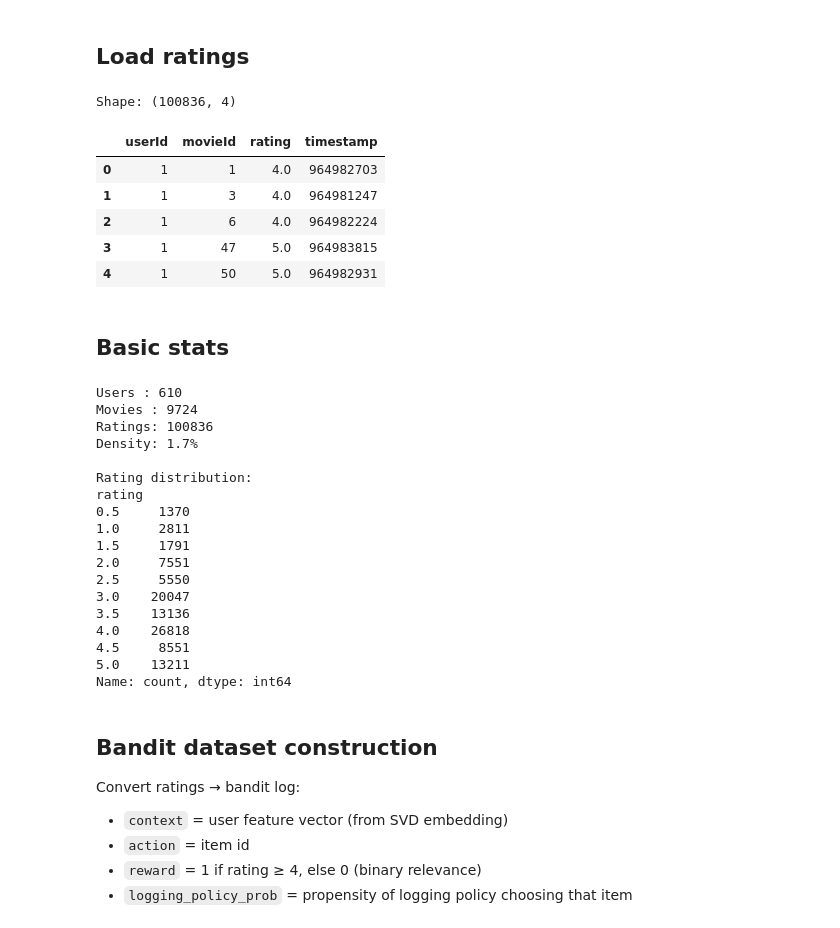
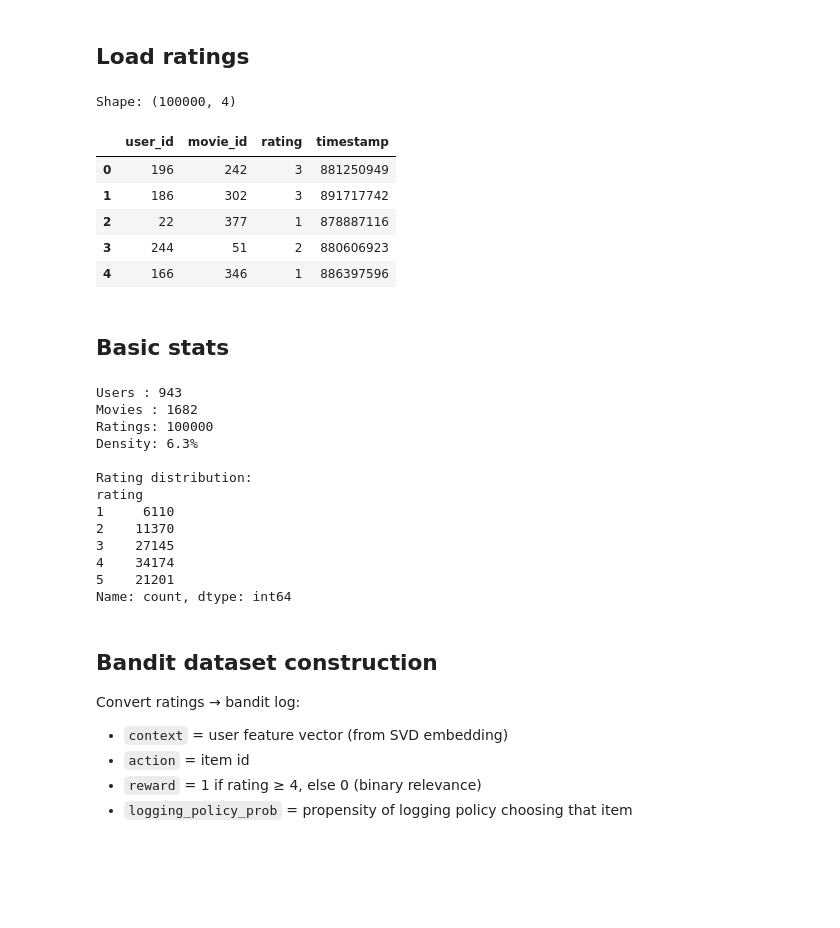
Before and after one commit to ShirsenduRyo/12-Recommendations, a Jupyter notebook: notebooks/00_setup.ipynb, the cells around one changed output. Cells and saved outputs as stored; diff of their text form; code cells hidden in the pictures; blank space fills up the shorter version.

```diff
--- a/notebooks/00_setup.ipynb
+++ b/notebooks/00_setup.ipynb
@@ -27,44 +27,39 @@ data dir: D:\01 Work\12-Recommendations\data
 # %% [markdown]
 ## Load ratings
 # %%
-df = pd.read_csv(DATA_DIR / 'ratings.csv')
+df = pd.read_csv(DATA_DIR / "u.data", header=None, names=['user_id', 'movie_id', 'rating', 'timestamp'], sep='\t')
 print(f'Shape: {df.shape}')
 df.head()
 # %% [output]
-Shape: (100836, 4)
+Shape: (100000, 4)
-|  | userId | movieId | rating | timestamp |
-| 0 | 1 | 1 | 4.0 | 964982703 |
-| 1 | 1 | 3 | 4.0 | 964981247 |
-| 2 | 1 | 6 | 4.0 | 964982224 |
-| 3 | 1 | 47 | 5.0 | 964983815 |
-| 4 | 1 | 50 | 5.0 | 964982931 |
+|  | user_id | movie_id | rating | timestamp |
+| 0 | 196 | 242 | 3 | 881250949 |
+| 1 | 186 | 302 | 3 | 891717742 |
+| 2 | 22 | 377 | 1 | 878887116 |
+| 3 | 244 | 51 | 2 | 880606923 |
+| 4 | 166 | 346 | 1 | 886397596 |
 # %% [markdown]
 ## Basic stats
 # %%
-print(f"Users : {df.userId.nunique()}")
-print(f"Movies : {df.movieId.nunique()}")
+print(f"Users : {df.user_id.nunique()}")
+print(f"Movies : {df.movie_id.nunique()}")
 print(f"Ratings: {len(df)}")
-print(f"Density: {len(df)/(df.userId.nunique()*df.movieId.nunique())*100:.1f}%")
+print(f"Density: {len(df)/(df.user_id.nunique()*df.movie_id.nunique())*100:.1f}%")
 print("\nRating distribution:")
 print(df.rating.value_counts().sort_index())
 # %% [output]
-Users : 610
-Movies : 9724
-Ratings: 100836
-Density: 1.7%
+Users : 943
+Movies : 1682
+Ratings: 100000
+Density: 6.3%
 
 Rating distribution:
 rating
-0.5     1370
-1.0     2811
-1.5     1791
-2.0     7551
-2.5     5550
-3.0    20047
-3.5    13136
-4.0    26818
-4.5     8551
-5.0    13211
+1     6110
+2    11370
+3    27145
+4    34174
+5    21201
 Name: count, dtype: int64
 # %% [markdown]
 ## Bandit dataset construction
```
Also changed, not shown: parts of 3 cells of this notebook, 1 other file.
